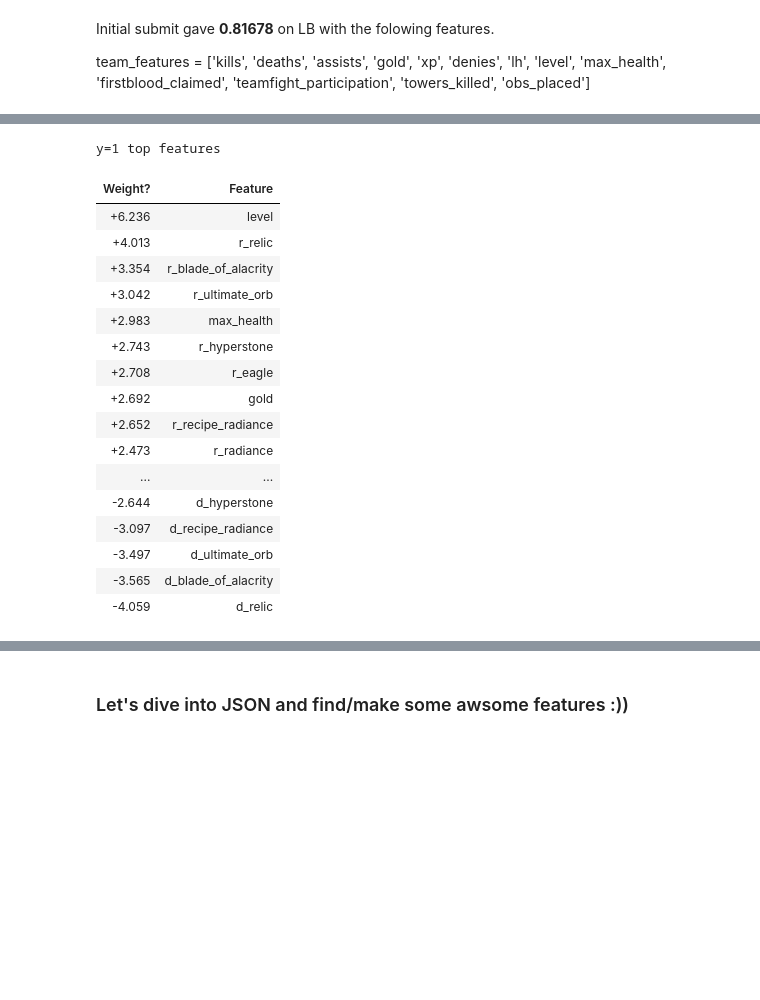
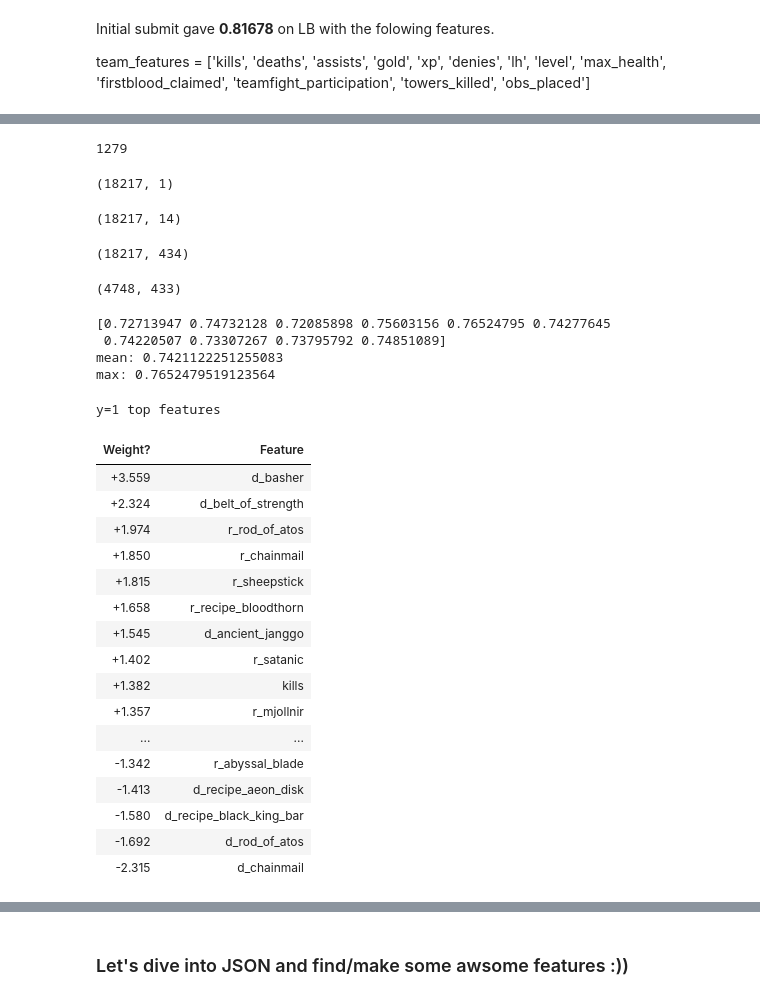
Before and after one commit to koolvn/mlcourse.ai, a Jupyter notebook: competitions/dota2/dota2_competition.ipynb, the cells around one changed output, grey strips where cells are left out. Drawn from its saved outputs; the diff is of its cells as text; code cells hidden in the pictures; blank space fills up the shorter version.

```diff
--- a/competitions/dota2/dota2_competition.ipynb
+++ b/competitions/dota2/dota2_competition.ipynb
@@ -246,28 +287,74 @@ Wall time: 1min 38s
+# %%
+len(good_ids)
+# %% [output]
+1279
+# %%
+has_good_items = new_df[:idx].reset_index()['index'].isin(good_ids).astype(int).values.reshape(-1, 1)
+has_good_items.shape
+# %% [output]
+(18217, 1)
+# %%
+X_train_short = new_df[:idx]
+X_train_short = X_train_short[X_train_short['game_time'] < 1000].drop(columns=['game_time'])
+# %%
+y_train_short = y_train
+
+X_test_short = new_df[idx:]
+X_test_short = X_test_short[X_test_short['game_time'] < 1000].drop(columns=['game_time'])
+# %%
+X_train_short.shape
+# %% [output]
+(18217, 14)
+# %%
+# X_train_short = add_features(X_train_short, [items_matrix])
+# X_test_short = add_features(X_test_short, [items_matrix_test])
+X_train_short = hstack([X_train_short, items_matrix, has_good_items])
+X_test_short = hstack([X_test_short, items_matrix_test])
+print(X_train_short.shape)
+X_test_short.shape
+# %% [output]
+(18217, 434)
+(4748, 433)
+# %%
+cv_score = cross_val_score(logit,
+                           X_train_short, y_train_short,
+                           scoring='roc_auc', cv=skf)
+
+print(cv_score)
+print(f'mean: {cv_score.mean()}')
+print(f'max: {cv_score.max()}')
+# %% [output]
+[0.72713947 0.74732128 0.72085898 0.75603156 0.76524795 0.74277645
+ 0.74220507 0.73307267 0.73795792 0.74851089]
+mean: 0.7421122251255083
+max: 0.7652479519123564
 # %%
-logit.fit(X_train, train_targets.values)
-preds = logit.predict_proba(X_test)
+logit.fit(X_train_short, y_train_short)
+preds = logit.predict_proba(X_test_short)
 all_feature_names = tfidf.get_feature_names() + team_features
 display_html(eli5.show_weights(estimator=logit,
                   feature_names=all_feature_names, top=50))
+
+# X_test_short.shape
 # %% [output]
 y=1 top features
 | Weight? | Feature |
-| +6.236 | level |
-| +4.013 | r_relic |
-| +3.354 | r_blade_of_alacrity |
-| +3.042 | r_ultimate_orb |
-| +2.983 | max_health |
-| +2.743 | r_hyperstone |
-| +2.708 | r_eagle |
-| +2.692 | gold |
-| +2.652 | r_recipe_radiance |
-| +2.473 | r_radiance |
+| +3.559 | d_basher |
+| +2.324 | d_belt_of_strength |
+| +1.974 | r_rod_of_atos |
+| +1.850 | r_chainmail |
+| +1.815 | r_sheepstick |
+| +1.658 | r_recipe_bloodthorn |
+| +1.545 | d_ancient_janggo |
+| +1.402 | r_satanic |
+| +1.382 | kills |
+| +1.357 | r_mjollnir |
 | ... | ... |
-| -2.644 | d_hyperstone |
-| -3.097 | d_recipe_radiance |
-| -3.497 | d_ultimate_orb |
-| -3.565 | d_blade_of_alacrity |
-| -4.059 | d_relic |
+| -1.342 | r_abyssal_blade |
+| -1.413 | d_recipe_aeon_disk |
+| -1.580 | d_recipe_black_king_bar |
+| -1.692 | d_rod_of_atos |
+| -2.315 | d_chainmail |
 # %%
 filename = f'sub_2.csv'
 write_submission_file(preds, path.join(PATH_TO_PREDS, filename))
```
Also changed, not shown: parts of 30 cells of this notebook.
